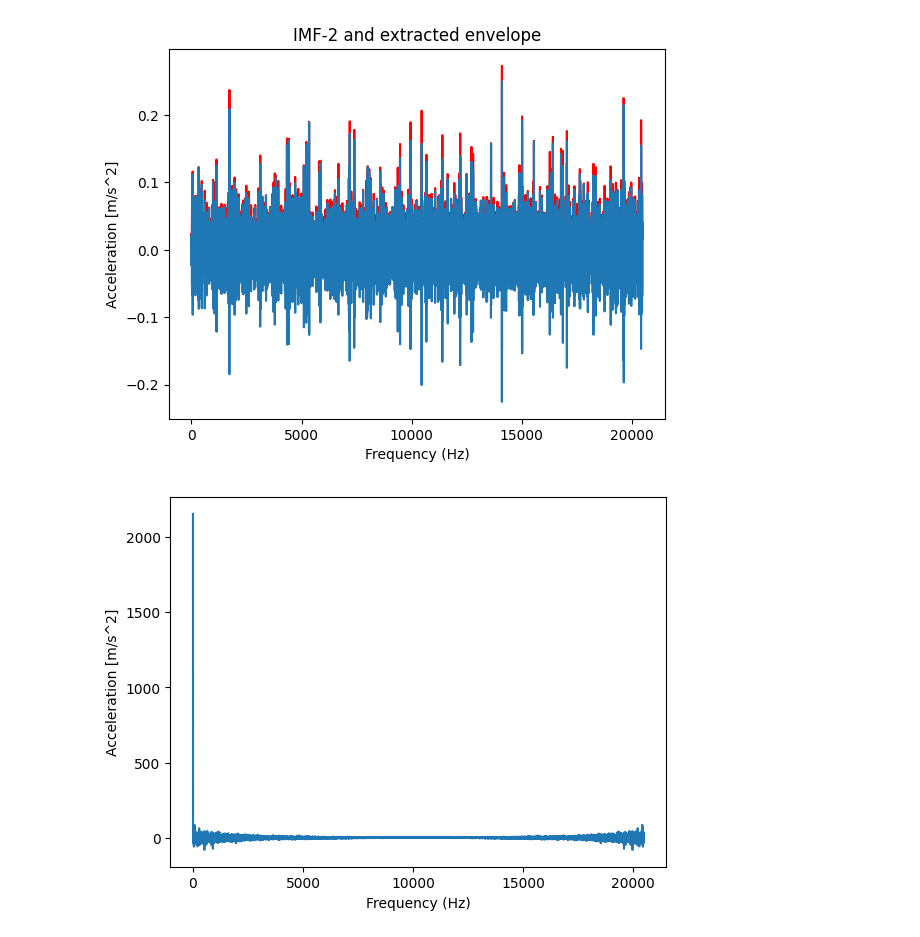
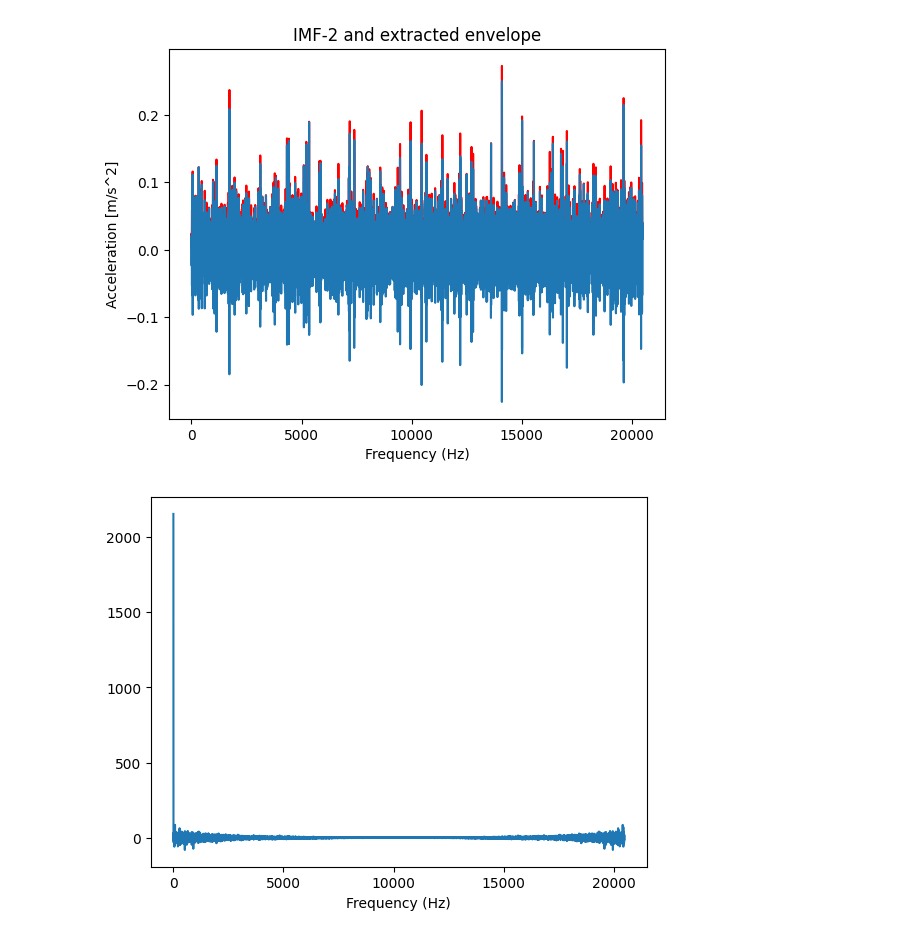
Before and after one commit to sjoerdgunneweg/RULPredictionOfBearings, a Jupyter notebook: HHTDemo.ipynb, the cells around one changed output. Drawn from its saved outputs; the diff is of its cells as text; code cells hidden in the pictures.

```diff
--- a/HHTDemo.ipynb
+++ b/HHTDemo.ipynb
@@ -59,11 +59,16 @@ plt.show()
 [figure]
 [figure]
 # %%
-envelope_fourier = fft(envelope_imf1)
+# hanning_window = np.hanning(20479) # hanning window to be applied to first IMF Envelope (Magadan did this)
 
-plt.plot(envelope_fourier)
+envelope_fourier1 = fft(envelope_imf1)
+# envelope_fourier2 = fft(envelope_imf2)
+# test = fft(envelope_imf1)
+
+plt.plot(envelope_fourier1)
+# plt.plot(test)
 plt.xlabel("Frequency (Hz)")
-plt.ylabel("Acceleration [m/s^2]")
+# plt.ylabel("Acceleration [m/s^2]")
 plt.show()
 # %% [output]
-[figure, old version]
+[figure, new version]
```
Also changed, not shown: parts of 1 cell of this notebook, 4 other files.
